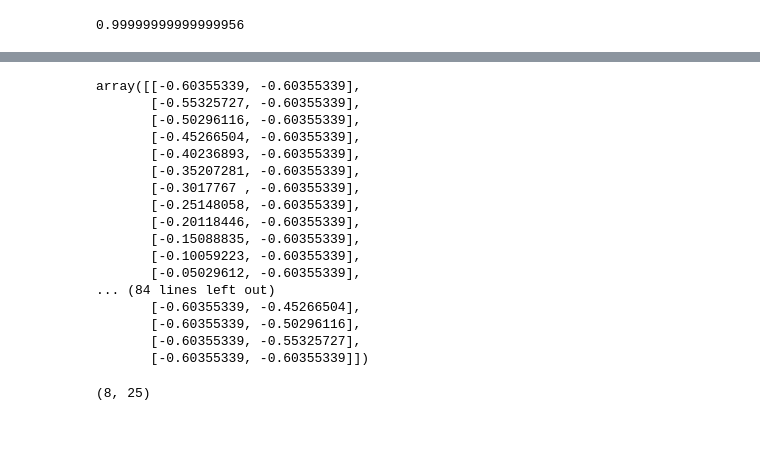
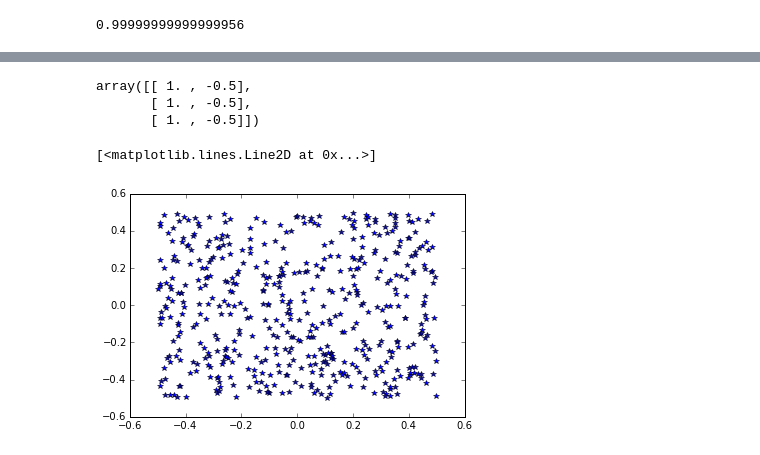
Before and after one commit to Balandat/cont_no_regret, a Jupyter notebook: Untitled.ipynb, the cells around one changed output, grey strips where cells are left out. Cells and saved outputs as stored; diff of their text form; code cells hidden in the pictures.

```diff
--- a/Untitled.ipynb
+++ b/Untitled.ipynb
@@ -95,20 +87,0 @@ from ContNoRegret.utils import circular_tour
-# %%
-circular_tour(hollowbox(2), 100)
-# %% [output]
-array([[-0.60355339, -0.60355339],
-       [-0.55325727, -0.60355339],
-       [-0.50296116, -0.60355339],
-       [-0.45266504, -0.60355339],
-       [-0.40236893, -0.60355339],
-       [-0.35207281, -0.60355339],
-       [-0.3017767 , -0.60355339],
-       [-0.25148058, -0.60355339],
-       [-0.20118446, -0.60355339],
-       [-0.15088835, -0.60355339],
-       [-0.10059223, -0.60355339],
-       [-0.05029612, -0.60355339],
-... (84 lines left out)
-       [-0.60355339, -0.45266504],
-       [-0.60355339, -0.50296116],
-       [-0.60355339, -0.55325727],
-       [-0.60355339, -0.60355339]])
@@ -117,4 +88,27 @@ ee = _
-# %%
-ee.shape
-# %% [output]
-(8, 25)
+# %%
+np.repeat(np.array(loss.a, ndmin=2), 3, axis=0)
+# %% [output]
+array([[ 1. , -0.5],
+       [ 1. , -0.5],
+       [ 1. , -0.5]])
+# %%
+# Set up infrastructure and basic problem parameters
+import numpy as np
+from ContNoRegret.Domains import unitbox
+from ContNoRegret.LossFunctions import QuadraticLossFunction
+from ContNoRegret.NLopt import NLoptProblem
+import matplotlib.pyplot as plt
+%matplotlib inline
+
+dom = unitbox(2)
+objective = QuadraticLossFunction(dom, [0,0], np.array([[2,0.5], [0.5,1]]), 0)
+etas = np.ones(500) #(1+np.arange(500))**(-0.1)
+
+prob = NLoptProblem(dom, objective)
+actions = prob.run_minimization(etas, 500)
+# %%
+t = 50
+plt.plot(actions[t][:,0], actions[t][:,1], '*')
+# %% [output]
+[<matplotlib.lines.Line2D at 0x...>]
+[figure, added]
```
Also changed, not shown: parts of 9 cells of this notebook, 3 other files.
